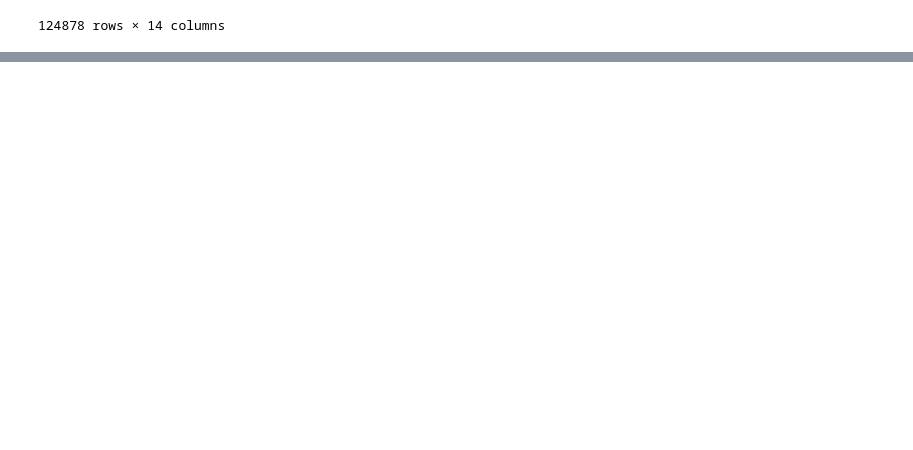
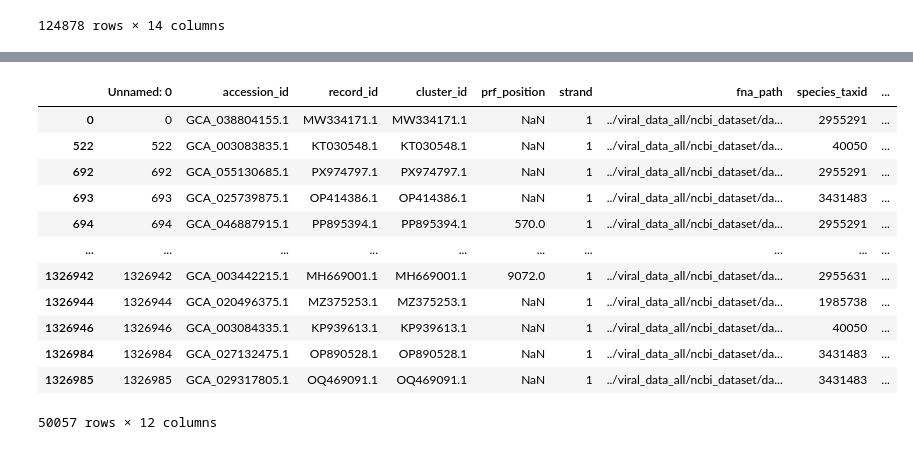
Before and after one commit to khoa-yelo/PRForm, a Jupyter notebook: scripts/dataset_creation2.ipynb, the cells around one changed output, grey strips where cells are left out. Saved outputs shown, nothing was run; the diff lists cells and outputs as text; code cells hidden in the pictures; blank space fills up the shorter version.

```diff
--- a/scripts/dataset_creation2.ipynb
+++ b/scripts/dataset_creation2.ipynb
@@ -1012,0 +433,16 @@ df.to_csv('../model_data_v1_final.csv')
+# %%
+string[string.cluster_id == string.record_id].drop_duplicates(subset = 'cluster_id')
+# %% [output]
+|  | Unnamed: 0 | accession_id | record_id | cluster_id | prf_position | strand | fna_path | species_taxid | ... |
+| 0 | 0 | GCA_038804155.1 | MW334171.1 | MW334171.1 | NaN | 1 | ../viral_data_all/ncbi_dataset/da... | 2955291 | ... |
+| 522 | 522 | GCA_003083835.1 | KT030548.1 | KT030548.1 | NaN | 1 | ../viral_data_all/ncbi_dataset/da... | 40050 | ... |
+| 692 | 692 | GCA_055130685.1 | PX974797.1 | PX974797.1 | NaN | 1 | ../viral_data_all/ncbi_dataset/da... | 2955291 | ... |
+| 693 | 693 | GCA_025739875.1 | OP414386.1 | OP414386.1 | NaN | 1 | ../viral_data_all/ncbi_dataset/da... | 3431483 | ... |
+| 694 | 694 | GCA_046887915.1 | PP895394.1 | PP895394.1 | 570.0 | 1 | ../viral_data_all/ncbi_dataset/da... | 2955291 | ... |
+| ... | ... | ... | ... | ... | ... | ... | ... | ... | ... |
+| 1326942 | 1326942 | GCA_003442215.1 | MH669001.1 | MH669001.1 | 9072.0 | 1 | ../viral_data_all/ncbi_dataset/da... | 2955631 | ... |
+| 1326944 | 1326944 | GCA_020496375.1 | MZ375253.1 | MZ375253.1 | NaN | 1 | ../viral_data_all/ncbi_dataset/da... | 1985738 | ... |
+| 1326946 | 1326946 | GCA_003084335.1 | KP939613.1 | KP939613.1 | NaN | 1 | ../viral_data_all/ncbi_dataset/da... | 40050 | ... |
+| 1326984 | 1326984 | GCA_027132475.1 | OP890528.1 | OP890528.1 | NaN | 1 | ../viral_data_all/ncbi_dataset/da... | 3431483 | ... |
+| 1326985 | 1326985 | GCA_029317805.1 | OQ469091.1 | OQ469091.1 | NaN | 1 | ../viral_data_all/ncbi_dataset/da... | 3431483 | ... |
+50057 rows × 12 columns
```
Also changed, not shown: parts of 149 cells of this notebook.
